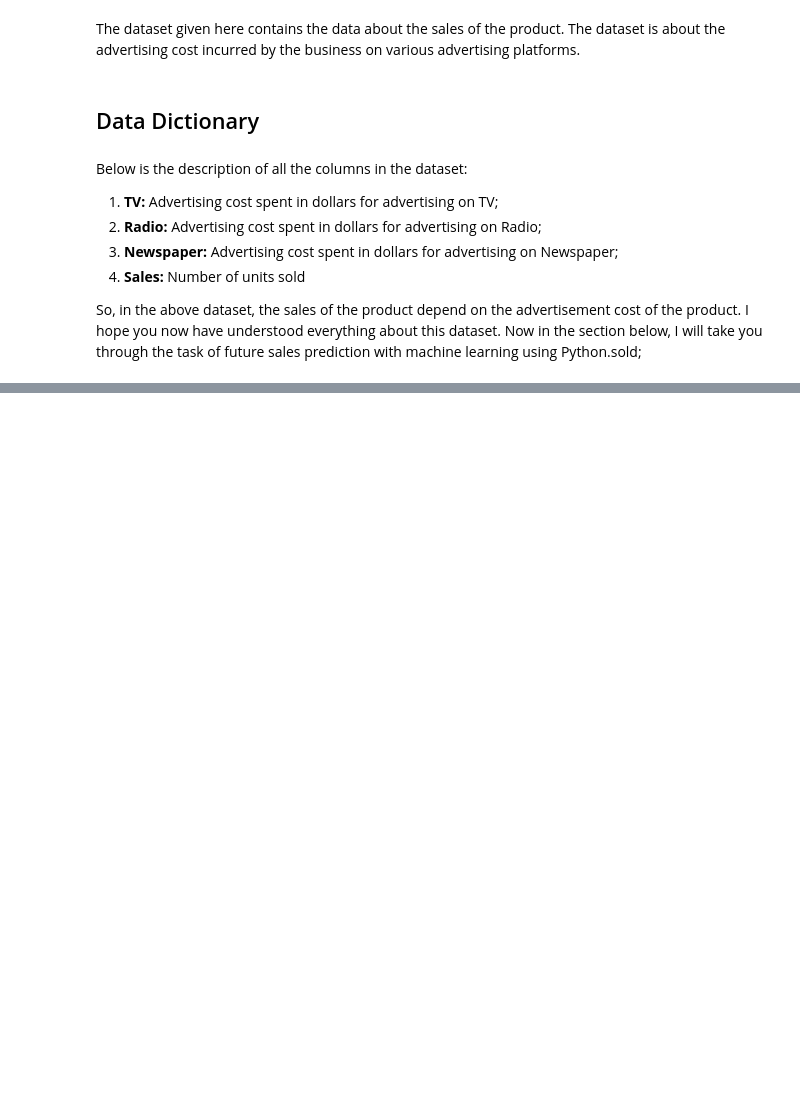
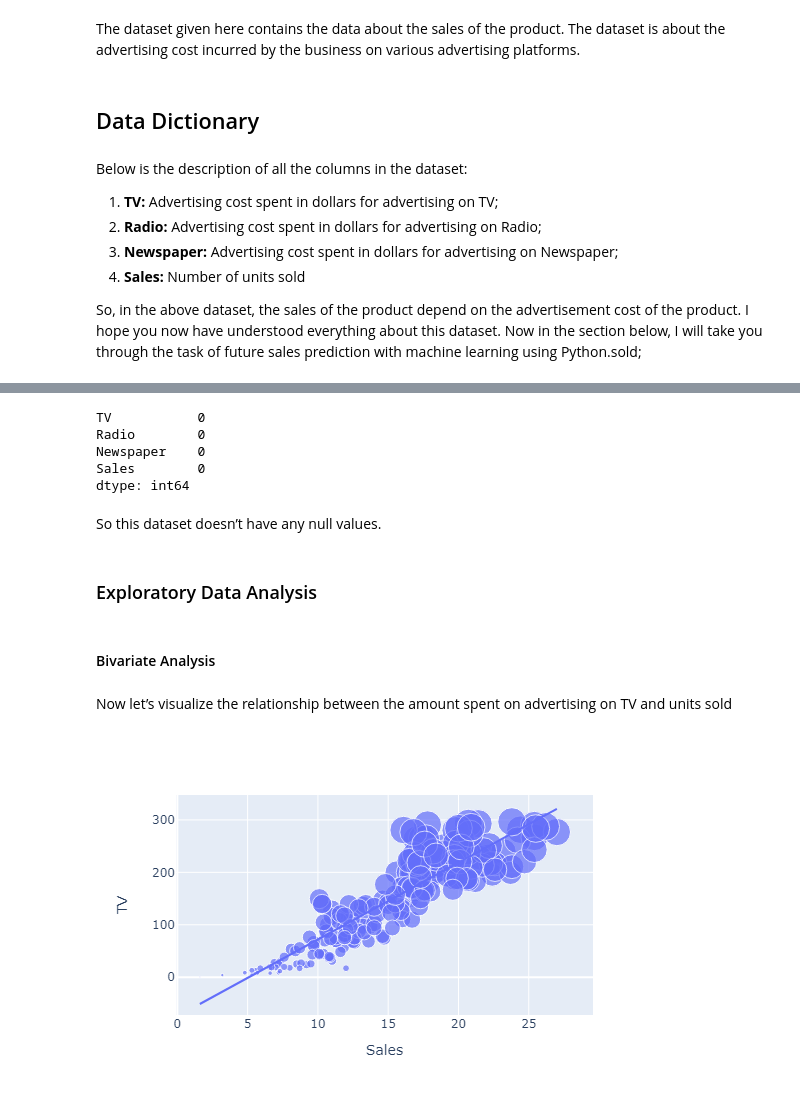
Before and after one commit to LuckyEjenaviSalomi/Data-Science_new, a Jupyter notebook: 0. Projects/201. Future Sales Prediction/Future Sales Prediction.ipynb, the cells around one changed output, grey strips where cells are left out. Drawn from its saved outputs; the diff is of its cells as text; code cells hidden in the pictures; blank space fills up the shorter version.

```diff
--- a/0. Projects/201. Future Sales Prediction/Future Sales Prediction.ipynb
+++ b/0. Projects/201. Future Sales Prediction/Future Sales Prediction.ipynb
@@ -26,0 +44,4 @@ So, in the above dataset, the sales of the product depend on the advertisement c
+# %%
+data_source = "https://raw.githubusercontent.com/LuckyEjenaviSalomi/Data-Science_new/refs/heads/main/0.%20Projects/201.%20Future%20Sales%20Prediction/Future%20Sales%20Prediction.csv"
+data = pd.read_csv(data_source)
+print(data.head())
@@ -26,0 +59,24 @@ So, in the above dataset, the sales of the product depend on the advertisement c
+# %%
+print(data.isnull().sum())
+# %% [output]
+TV           0
+Radio        0
+Newspaper    0
+Sales        0
+dtype: int64
+# %% [markdown]
+So this dataset doesn’t have any null values.
+# %% [markdown]
+### Exploratory Data Analysis
+# %% [markdown]
+#### Bivariate Analysis
+# %% [markdown]
+Now let’s visualize the relationship between the amount spent on advertising on TV and units sold
+# %%
+import plotly.express as px
+import plotly.graph_objects as go
+figure = px.scatter(data_frame = data, x="Sales",
+                    y="TV", size="TV", trendline="ols")
+figure.show()
+# %% [output]
+[figure, added]
```
Also changed, not shown: parts of 31 cells of this notebook.
